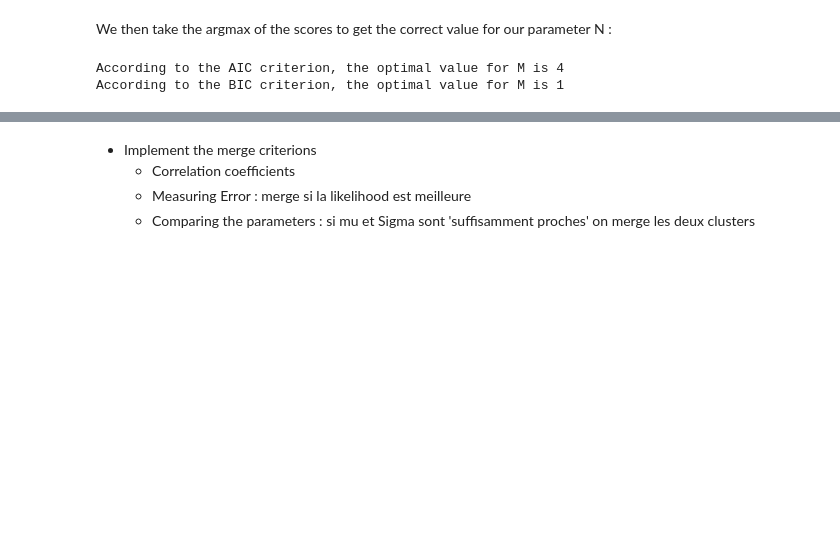
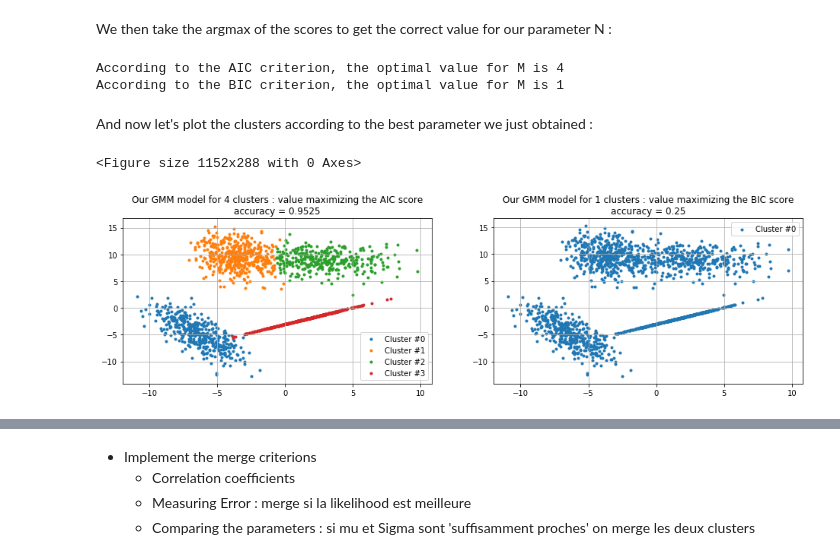
Before and after one commit to EmmanuelJhno/AML-labs, a Jupyter notebook: Cours 7 - TP/L6_Jehanno_Brandeis.ipynb, the cells around one changed output, grey strips where cells are left out. Saved outputs shown, nothing was run; the diff lists cells and outputs as text; code cells hidden in the pictures; blank space fills up the shorter version.

```diff
--- a/Cours 7 - TP/L6_Jehanno_Brandeis.ipynb
+++ b/Cours 7 - TP/L6_Jehanno_Brandeis.ipynb
@@ -465,8 +550,26 @@ plt.show()
 # %% [markdown]
 We then take the argmax of the scores to get the correct value for our parameter N :
 # %%
-print("According to the AIC criterion, the optimal value for M is", np.argmax(AIC_scores)+1)
-print("According to the BIC criterion, the optimal value for M is", np.argmax(BIC_scores)+1)
+optimal_AIC = np.argmax(AIC_scores)+1
+print("According to the AIC criterion, the optimal value for M is", optimal_AIC)
+optimal_BIC = np.argmax(BIC_scores)+1
+print("According to the BIC criterion, the optimal value for M is", optimal_BIC)
 # %% [output]
 According to the AIC criterion, the optimal value for M is 4
 According to the BIC criterion, the optimal value for M is 1
+# %% [markdown]
+And now let's plot the clusters according to the best parameter we just obtained :
+# %%
+plt.figure(figsize=(16,4))
+
+best_aic_gmm = my_GMM(k=np.argmax(AIC_scores)+1)
+best_aic_gmm.fit(data)
+best_bic_gmm = my_GMM(k=np.argmax(BIC_scores)+1)
+best_bic_gmm.fit(data)
+
+visualize_gmm(X, gmm1=best_aic_gmm, gmm2=best_bic_gmm,
+              title1='Our GMM model for {} clusters : value maximizing the AIC score'.format(optimal_AIC),
+              title2='Our GMM model for {} clusters : value maximizing the BIC score'.format(optimal_BIC))
+# %% [output]
+<Figure size 1152x288 with 0 Axes>
+[figure, added]
```
Also changed, not shown: parts of 23 cells of this notebook.
